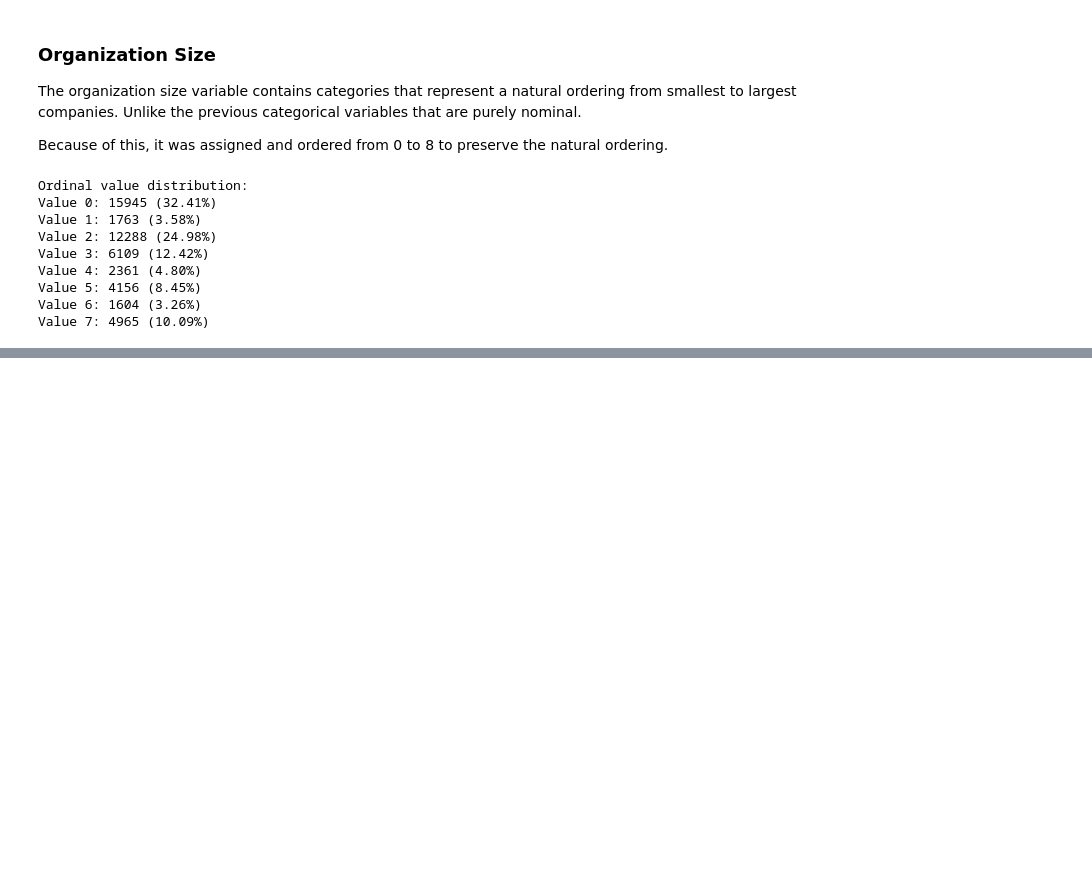
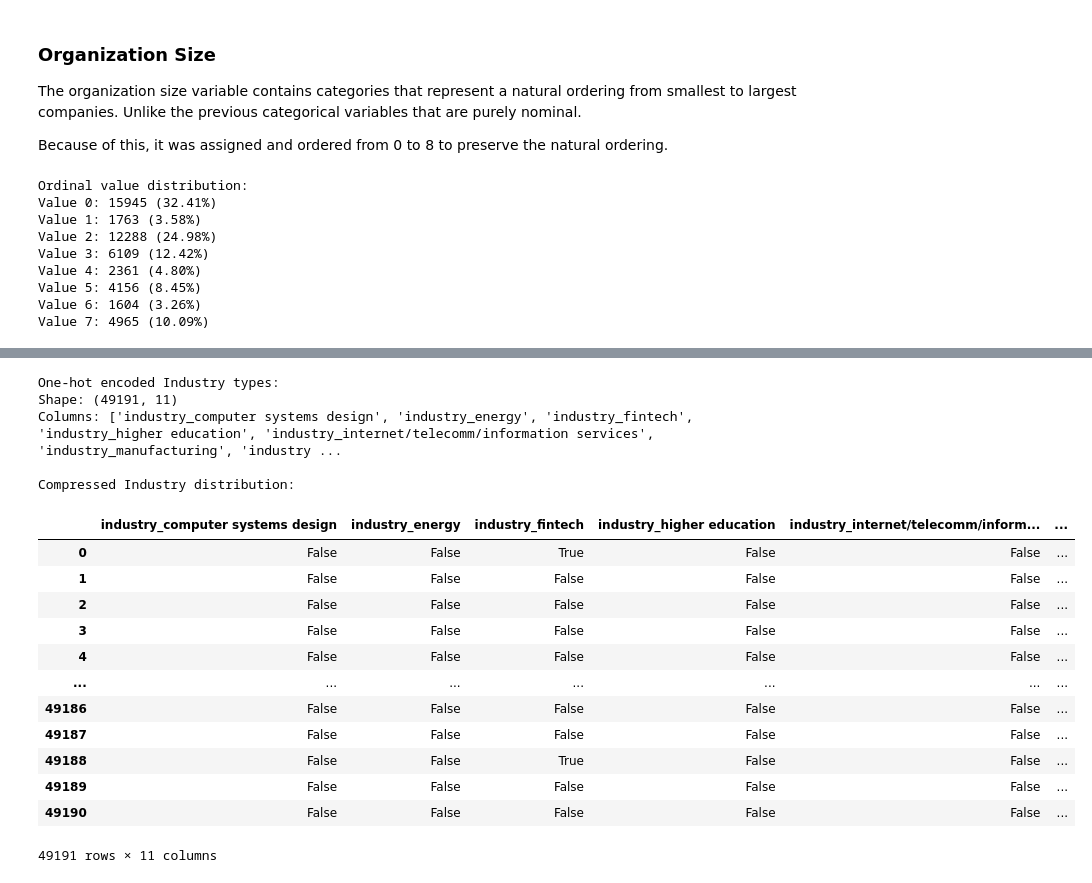
Before and after one commit to JeyyM/MSINTSY-ML-Project, a Jupyter notebook: ThimkersRemoteWork.ipynb, the cells around one changed output, grey strips where cells are left out. Drawn from its saved outputs; the diff is of its cells as text; code cells hidden in the pictures; blank space fills up the shorter version.

Commit message:
One Hot Encoded 2 ICorPM and Industry

```diff
--- a/ThimkersRemoteWork.ipynb
+++ b/ThimkersRemoteWork.ipynb
@@ -422,0 +474,33 @@ Value 7: 4965 (10.09%)
+# %%
+# One-hot encode Industry
+compressed_industry = survey_data['Industry'].apply(funcs.compress_industry)
+industry_encoded = pd.get_dummies(compressed_industry, prefix='industry')
+
+print(f"\nOne-hot encoded Industry types:")
+print(f"Shape: {industry_encoded.shape}")
+print(f"Columns: {list(industry_encoded.columns)}")
+# Show the compression results
+print(f"\nCompressed Industry distribution:")
+industry_counts = compressed_industry.value_counts()
+total_rows = len(compressed_industry)
+
+industry_encoded
+# %% [output]
+One-hot encoded Industry types:
+Shape: (49191, 11)
+Columns: ['industry_computer systems design', 'industry_energy', 'industry_fintech', 'industry_higher education', 'industry_internet/telecomm/information services', 'industry_manufacturing', 'industry ...
+
+Compressed Industry distribution:
+|  | industry_computer systems design | industry_energy | industry_fintech | industry_higher education | industry_internet/telecomm/inform... | ... |
+| 0 | False | False | True | False | False | ... |
+| 1 | False | False | False | False | False | ... |
+| 2 | False | False | False | False | False | ... |
+| 3 | False | False | False | False | False | ... |
+| 4 | False | False | False | False | False | ... |
+| ... | ... | ... | ... | ... | ... | ... |
+| 49186 | False | False | False | False | False | ... |
+| 49187 | False | False | False | False | False | ... |
+| 49188 | False | False | True | False | False | ... |
+| 49189 | False | False | False | False | False | ... |
+| 49190 | False | False | False | False | False | ... |
+49191 rows × 11 columns
```
Also changed, not shown: parts of 4 cells of this notebook, 1 other file.
